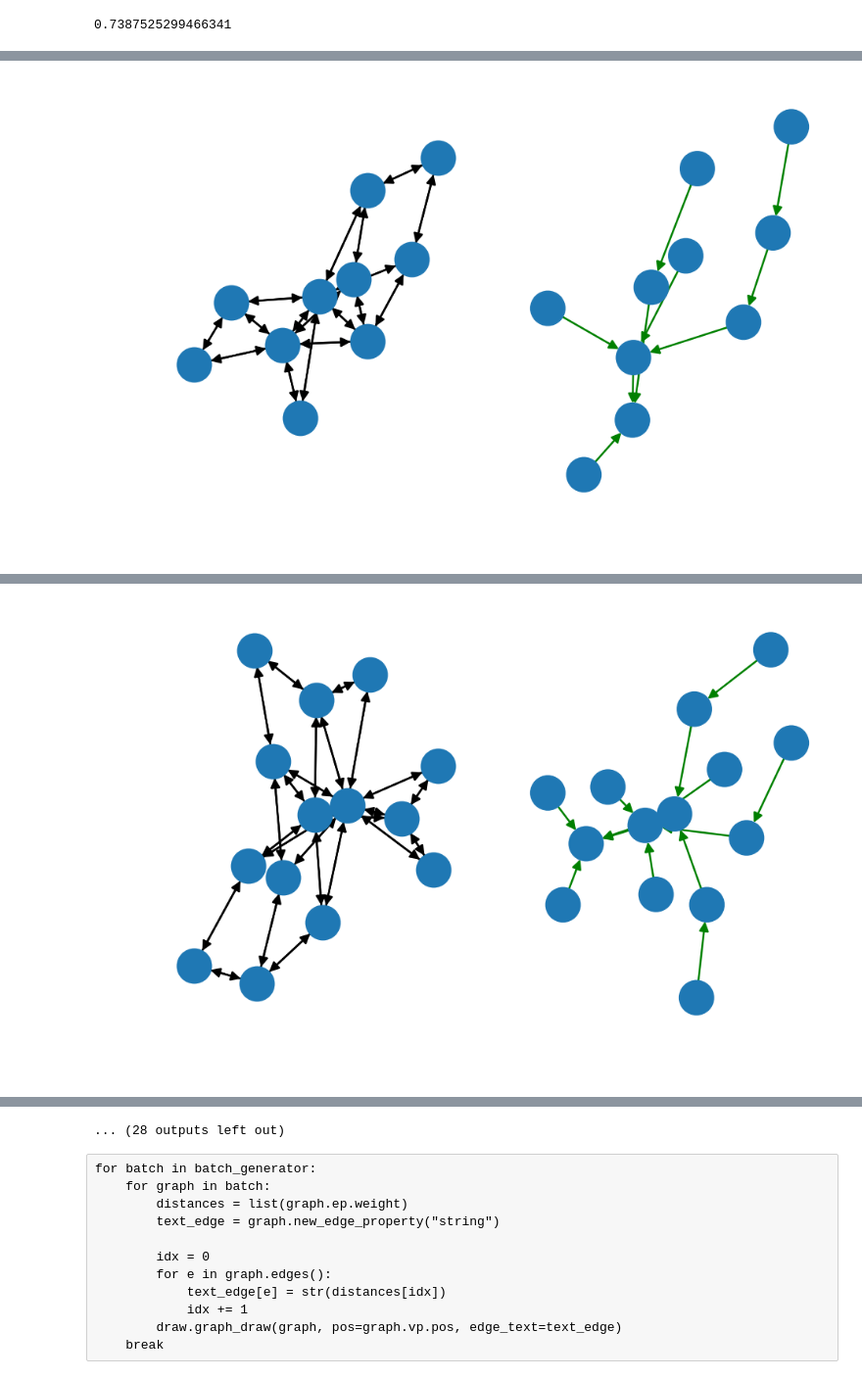
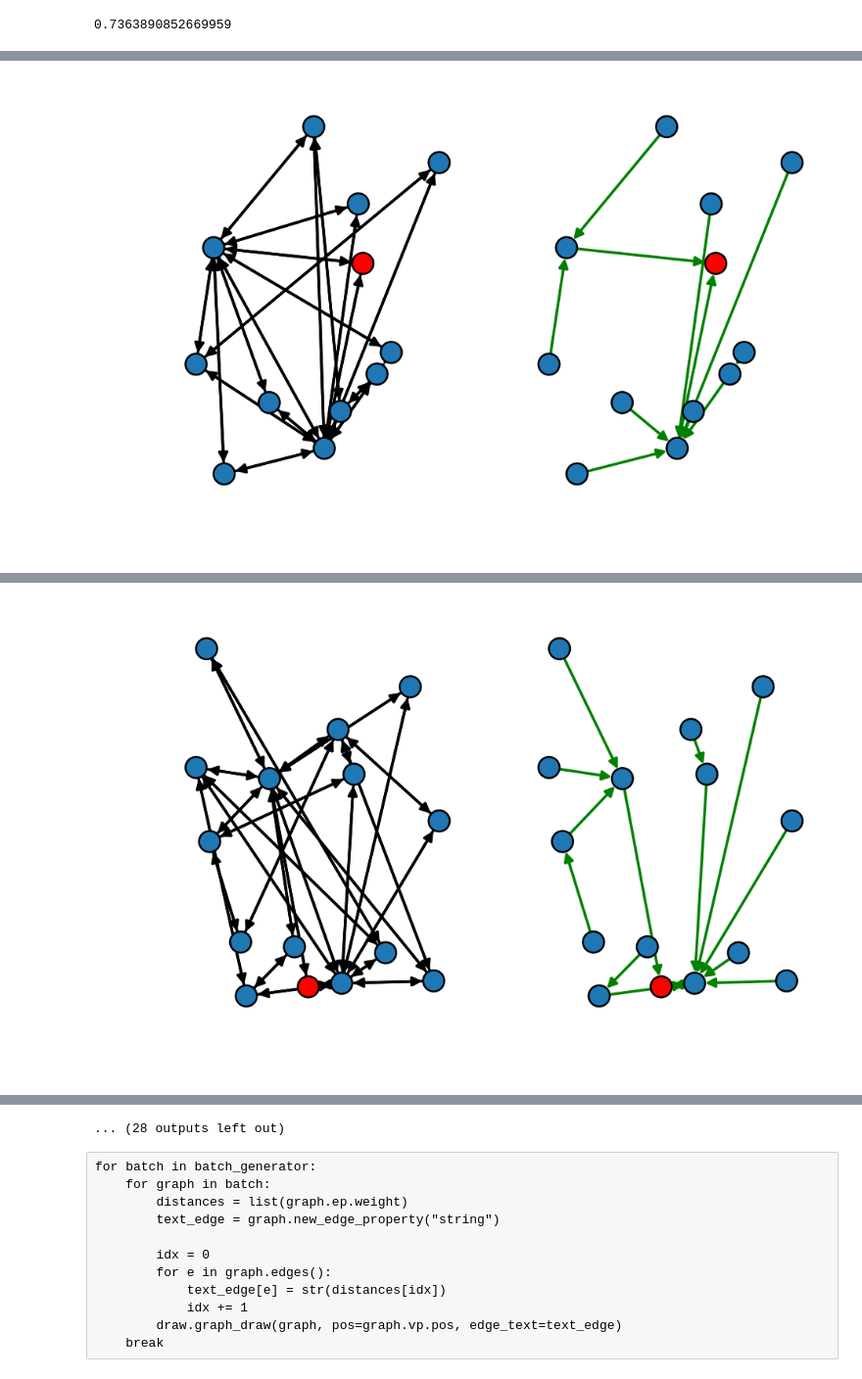
Before and after one commit to caiodadauto/pybrite, a Jupyter notebook: Usage.ipynb, the cells around one changed output, grey strips where cells are left out. Shown at 98% size. Cells and saved outputs as stored; diff of their text form; code cells hidden in the pictures.

```diff
--- a/Usage.ipynb
+++ b/Usage.ipynb
@@ -9,12 +9,12 @@ import matplotlib.pyplot as plt
 import pybrite as pb
 # %%
 batch_size = 20
-nodes_size_interval = (10, 15)
+nodes_size_interval = (8, 15)
 m_size_interval = (2, 2)
 
-batch_generator = pb.graph_batch_generator(batch_size, nodes_size_interval, m_size_interval, is_classification=False)
+batch_generator = pb.graph_batch_generator(batch_size, nodes_size_interval, m_size_interval)
 # %%
-for in_batch, tg_batch in batch_generator:
+for in_batch, tg_batch, pos in batch_generator:
     p = 0
     for in_graph, tg_graph in zip(in_batch, tg_batch):
         edge_solution = np.array([not f[2] for f in tg_graph.edges(data="solution")], np.bool)
@@ -22,39 +22,67 @@ for in_batch, tg_batch in batch_generator:
     print(p/batch_size)
     break
 # %% [output]
-0.7387525299466341
+0.7363890852669959
 # %%
-for in_batch, tg_batch in batch_generator:
+for in_batch, tg_batch, p in batch_generator:
     for in_graph, tg_graph in zip(in_batch, tg_batch):
-        pos = list(dict(tg_graph.nodes(data="pos")).values())
+        pos = np.array(list(dict(tg_graph.nodes(data="pos")).values()))
         target_node = tg_graph.graph['features']
-        edge_solution = [f[2] for f in tg_graph.edges(data="solution")]
 
+
+        edge_solution = [f[2] for f in tg_graph.edges(data="features")]
         edges_to_plot = []
         for e, s in zip(tg_graph.edges(), edge_solution):
-            if s:
+            if np.argmax(s, axis=-1) == 1:
                 edges_to_plot.append(e)
 
+        edge_solution_ = [f[2] for f in tg_graph.edges(data="solution")]
+        edges_to_plot_ = []
+        for e, s in zip(tg_graph.edges(), edge_solution_):
+            if s:
+                edges_to_plot_.append(e)
+
         nodes_color = []
-        for ip in dict(tg_graph.nodes(data="pos")).values():
+        for ip in dict(tg_graph.nodes(data="ip")).values():
             if np.all(ip == target_node):
                 nodes_color.append("red")
             else:
                 nodes_color.append("#1f78b4")
 
         f, (ax1, ax2) = plt.subplots(1, 2, sharey=True, dpi=180)
-        nx.draw(
-            in_graph,
+        ax1.set_axis_off()
+        ax2.set_axis_off()
+        nx.draw_networkx_edges(
+            tg_graph,
             ax=ax1,
-            #pos=pos
+            pos=pos,
+            width=1.4,
+            node_size=140
         )
-        nx.draw(
+        nx.draw_networkx_nodes(
+            tg_graph,
+            ax=ax1,
+            pos=pos,
+            node_color=nodes_color,
+            node_size=120,
+            edgecolors="k"
+        )
+        nx.draw_networkx_edges(
             tg_graph,
             ax=ax2,
-            #pos=pos,
+            pos=pos,
             edgelist=edges_to_plot,
+            edge_color=["green"] * len(edges_to_plot),
+            width=1.4,
+            node_size=120
+        )
+        nx.draw_networkx_nodes(
+            tg_graph,
+            ax=ax2,
+            pos=pos,
             node_color=nodes_color,
-            edge_color=["green"] * len(edges_to_plot)
+            node_size=120,
+            edgecolors="k"
         )
         plt.show()
         plt.close()
@@ -147,3 +175,3 @@ For Nodes:
-[figure, old version]
+[figure, new version]
 Features from Input
 For Nodes:
@@ -165,3 +193,3 @@ For Nodes:
-[figure, old version]
+[figure, new version]
 Features from Input
 For Nodes:
```
Also changed, not shown: parts of 1 cell of this notebook, 2 other files.
